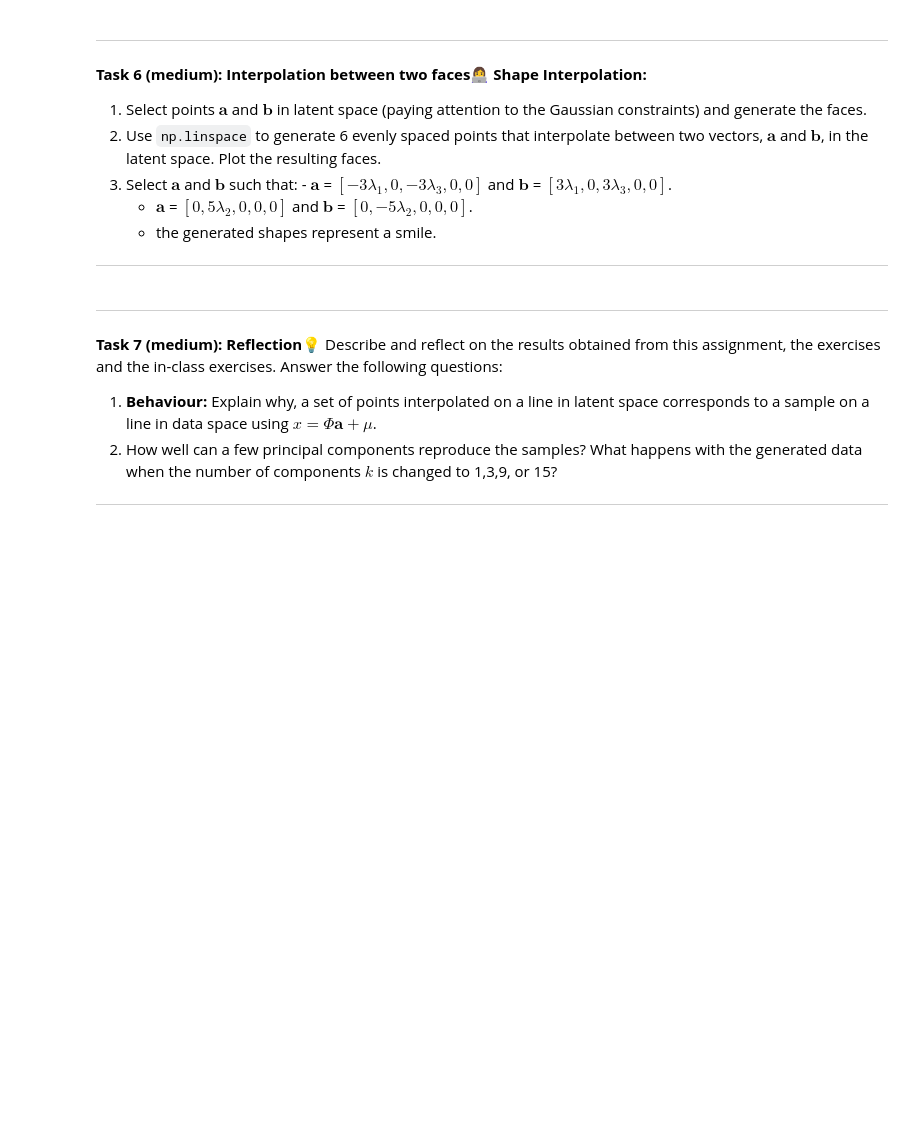
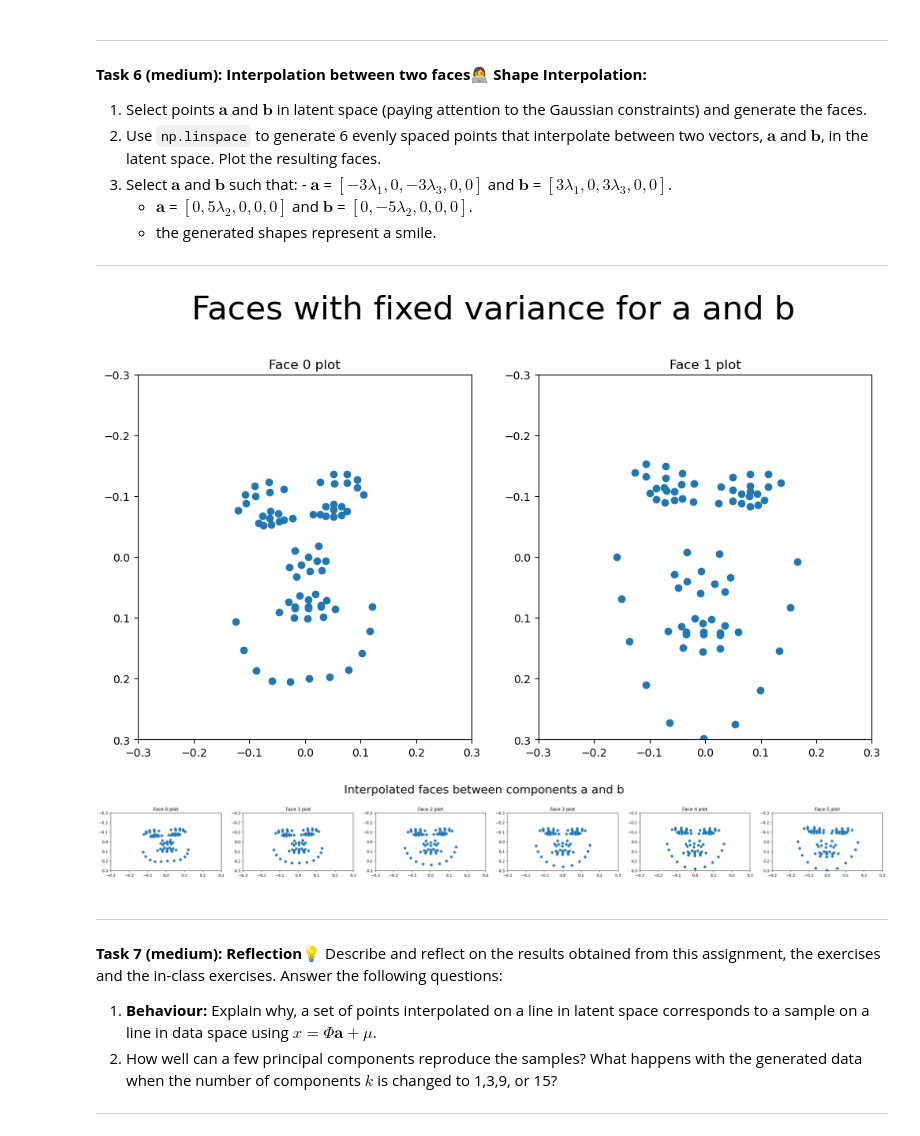
Before and after one commit to Fefa1999/Assignment2_group_16, a Jupyter notebook: Assignment2/02-shape_generation.ipynb, the cells around one changed output. Saved outputs shown, nothing was run; the diff lists cells and outputs as text; code cells hidden in the pictures; blank space fills up the shorter version.

```diff
--- a/Assignment2/02-shape_generation.ipynb
+++ b/Assignment2/02-shape_generation.ipynb
@@ -286,7 +335,20 @@ plt.scatter(d[:, 0], d[:, 1])
 
 ---
 # %%
-# write the implementation for "Interpolation between two faces" here
+#1
+a = np.array([-3 * np.sqrt(val[0]), 0, -3 * np.sqrt(val[2]), 0, 0])
+b = np.array([3 * np.sqrt(val[0]), 0, 3 * np.sqrt(val[2]), 0, 0])
+face_a = transform_from_latent_space(a, used, mu)
+face_b = transform_from_latent_space(b, used, mu)
+plot_many_faces([face_a,face_b], "Faces with fixed variance for a and b")
+
+#2
+variance_interpol = np.linspace(a,b, num=6)
+faces_interpol =[transform_from_latent_space(interp, used, mu) for interp in variance_interpol]
+plot_many_faces(faces_interpol, "Interpolated faces between components a and b")
+# %% [output]
+[figure, added]
+[figure, added]
 # %% [markdown]
 
 ---
```
Also changed, not shown: parts of 7 cells of this notebook, 2 other files.
